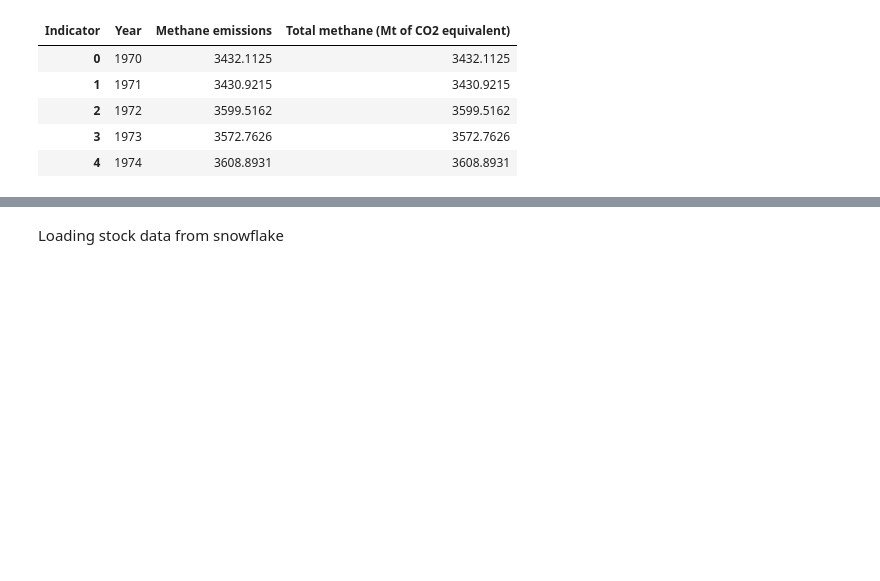
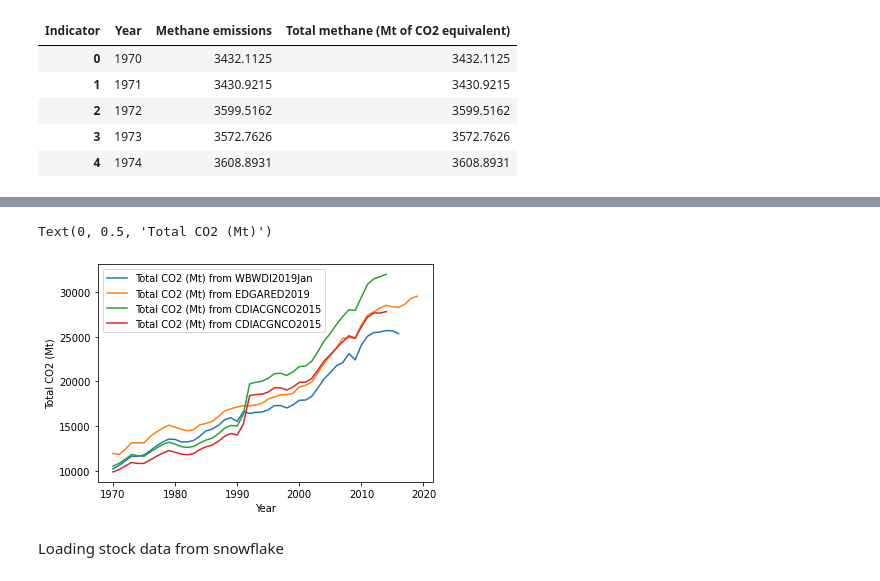
Before and after one commit to qixuan-code/2021_TAMU, a Jupyter notebook: ENVIRONMENT_DATA_ATLAS.ipynb, the cells around one changed output, grey strips where cells are left out. Drawn from its saved outputs; the diff is of its cells as text; code cells hidden in the pictures; blank space fills up the shorter version.

```diff
--- a/ENVIRONMENT_DATA_ATLAS.ipynb
+++ b/ENVIRONMENT_DATA_ATLAS.ipynb
@@ -62,7 +62,7 @@ Indicator3 = ['CO2 emissions from bunker fuels', 'CO2 emissions from cement prod
 df_filter3 = df[(df['Dataset'] == 'CDIACGNCO2015') & (df['Year'] >= 1970) & (df['Indicator'].isin(Indicator3))]
 print('The unit of the values are: {}, and needs to be changed into Mt of CO2.'.format(df_filter3['Unit'].unique()[0]))
 df_3 = pd.crosstab(df_filter3.Year, df_filter3.Indicator, values = df_filter3.Value/1000/12*44, aggfunc = 'sum').reset_index()
-df_3['Total CO2 (Mt)'] = df_3.sum(axis = 1)
+df_3['Total CO2 (Mt) from CDIACGNCO2015'] = df_3.sum(axis = 1)
 df_3.head()
 # %% [output]
 The unit of the values are: Thousand metric tons of carbon, and needs to be changed into Mt of CO2.
@@ -122,6 +122,15 @@ The unit of the values are: Thousand metric tons of carbon, and needs to be chan
 | 2 | 1972 | 1323.663000 | 4075.962000 | 3162.338667 | 10533.963667 |
 | 3 | 1973 | 1333.002000 | 4354.317000 | 3278.436333 | 10938.755333 |
 | 4 | 1974 | 1309.392333 | 4275.685333 | 3264.906333 | 10823.984000 |
+# %%
+for df in [df_1, df_2, df_3, df_6]:
+    plt.plot(df['Year'], df.iloc[:,-1], label = df.columns[-1])
+plt.legend()
+plt.xlabel('Year')
+plt.ylabel('Total CO2 (Mt)')
+# %% [output]
+Text(0, 0.5, 'Total CO2 (Mt)')
+[figure, added]
 # %% [markdown]
 Loading stock data from snowflake
 # %%
```
Also changed, not shown: parts of 8 cells of this notebook.
